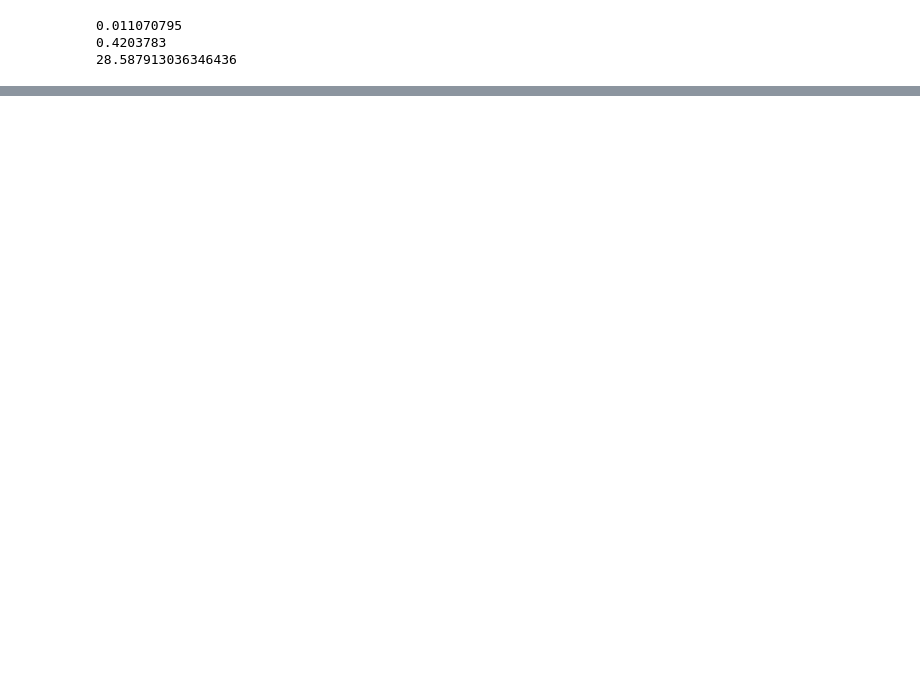
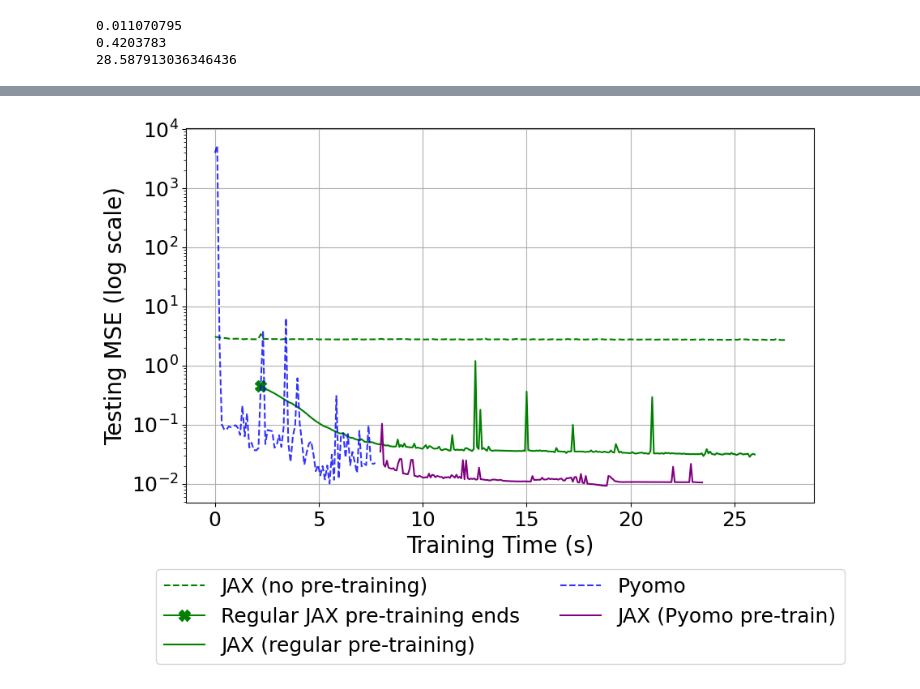
Before and after one commit to mariashapo/NODE, a Jupyter notebook: 01_experiments_synthetic/00_training_convergence.ipynb, the cells around one changed output, grey strips where cells are left out. Cells and saved outputs as stored; diff of their text form; code cells hidden in the pictures; blank space fills up the shorter version.

```diff
--- a/01_experiments_synthetic/00_training_convergence.ipynb
+++ b/01_experiments_synthetic/00_training_convergence.ipynb
@@ -250,3 +255,23 @@ plt.show()
+# %%
+plt.figure(figsize=(10, 6))
+
+plt.plot(df.iloc[0].times, df.iloc[0].training_loss, label='JAX (no pre-training)', color='green', ls = '--')
+plt.plot(df.iloc[1].times[0], df.iloc[1].training_loss[0], marker = 'X', markersize = 10, label='Regular JAX pre-training ends', color='green')
+plt.plot(df.iloc[1].times, df.iloc[1].training_loss, label='JAX (regular pre-training)', color='green')
+plt.plot(pyomo_df_32.times.item(), pyomo_df_32.training_loss.item(), label='Pyomo', color='blue', ls ='--', alpha=0.8)
+plt.plot(df.iloc[2].times, df.iloc[2].training_loss, label='JAX (Pyomo pre-train)', color='purple')
+
+#plt.title('MSE loss during training (Train set) for 2 initialization methods for the Van der Pol Oscillator')
+plt.xlabel("Training Time (s)", fontsize=20)
+plt.ylabel('Testing MSE (log scale)', fontsize=20)
+plt.tick_params(axis='both', which='major', labelsize=18)
+plt.yscale('log')
+
+plt.legend(loc='upper center', bbox_to_anchor=(0.5, -0.15), shadow=False, ncol=2, fontsize=18)
+plt.grid(True)
+plt.show()
+# %% [output]
+[figure, added]
 # %%
 plt.figure(figsize=(10, 6))
 
```
Also changed, not shown: parts of 8 cells of this notebook, 14 other files.
